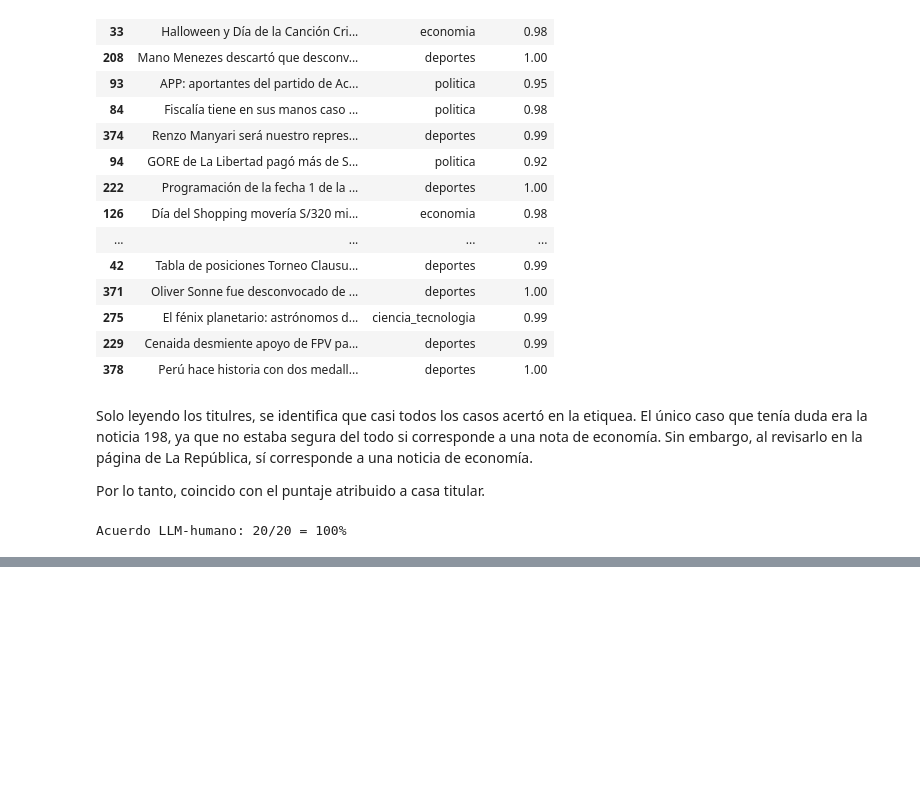
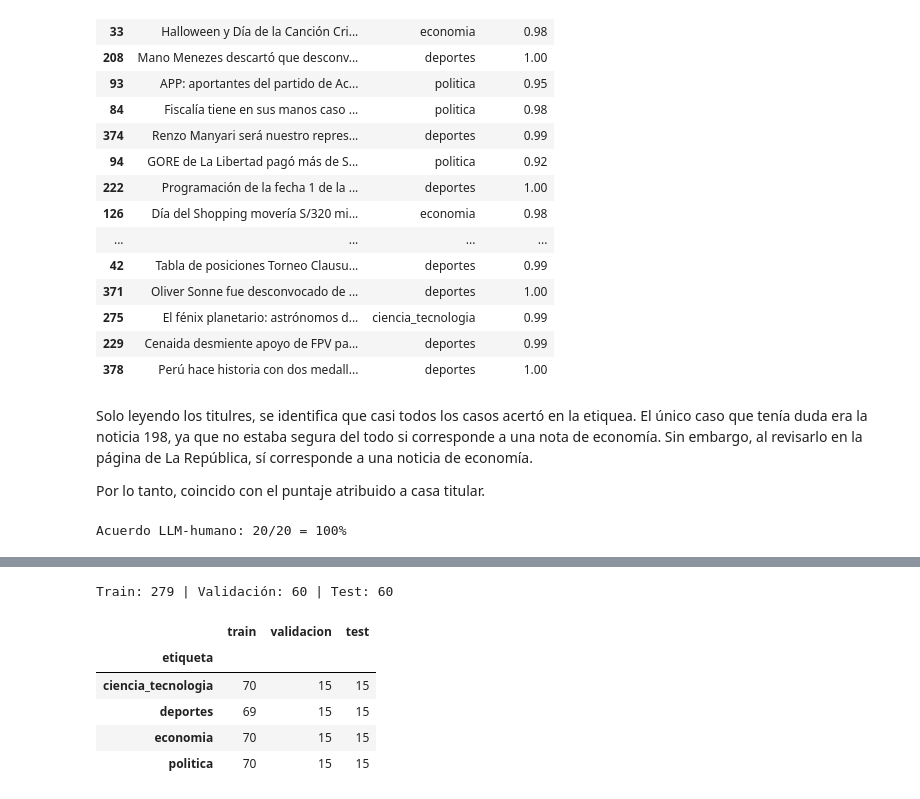
Before and after one commit to Clandra91/Python_intermedio, a Jupyter notebook: tarea_1/02_clasificacion.ipynb, the cells around one changed output, grey strips where cells are left out. Cells and saved outputs as stored; diff of their text form; code cells hidden in the pictures; blank space fills up the shorter version.

```diff
--- a/tarea_1/02_clasificacion.ipynb
+++ b/tarea_1/02_clasificacion.ipynb
@@ -247,0 +257,27 @@ Acuerdo LLM-humano: 20/20 = 100%
+# %%
+from sklearn.model_selection import train_test_split
+
+# 1) 70% train y 30% "resto"
+train, resto = train_test_split(noticias, test_size=0.30,
+                                stratify=noticias["etiqueta"], random_state=42)
+
+# 2) El 30% restante se parte en dos mitades: 15% validación y 15% test
+val, test = train_test_split(resto, test_size=0.50,
+                             stratify=resto["etiqueta"], random_state=42)
+
+print("Train:", len(train), "| Validación:", len(val), "| Test:", len(test))
+
+# Se comprueba que las 4 categorías quedaron en la misma proporción en cada grupo
+pd.DataFrame({
+    "train": train["etiqueta"].value_counts(),
+    "validacion": val["etiqueta"].value_counts(),
+    "test": test["etiqueta"].value_counts(),
+})
+# %% [output]
+Train: 279 | Validación: 60 | Test: 60
+|  | train | validacion | test |
+| etiqueta |  |  |  |
+| ciencia_tecnologia | 70 | 15 | 15 |
+| deportes | 69 | 15 | 15 |
+| economia | 70 | 15 | 15 |
+| politica | 70 | 15 | 15 |
```
Also changed, not shown: parts of 8 cells of this notebook, 3 other files.
